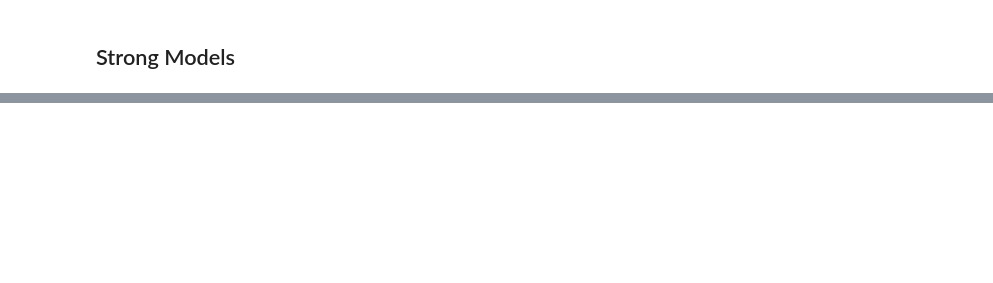
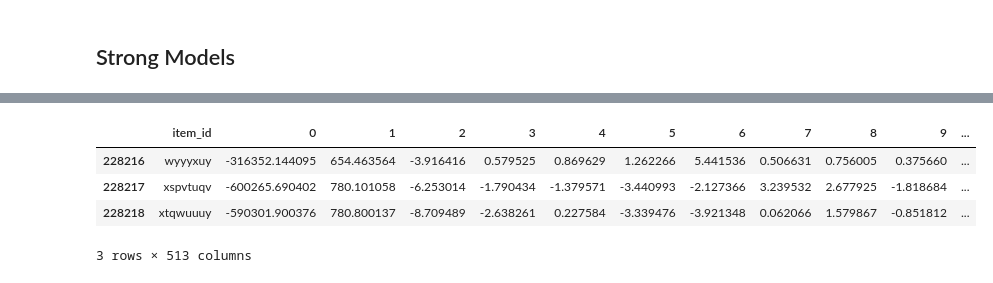
Before and after one commit to dimi3tru-other-projects/Recommender_System_with_LLM, a Jupyter notebook: notebooks/RecSys.ipynb, the cells around one changed output, grey strips where cells are left out. Drawn from its saved outputs; the diff is of its cells as text; code cells hidden in the pictures; blank space fills up the shorter version.

```diff
--- a/notebooks/RecSys.ipynb
+++ b/notebooks/RecSys.ipynb
@@ -1993,0 +1468,21 @@ df_metrics
+# %%
+# Importing saved recommendations
+with open(models_outputs_dir / 'mf' / 'user_recommendations_mf.pkl', "rb") as f:
+    user_recommendations_mf = pickle.load(f)
+# %%
+# Generation of new recommendations
+user_ids = test_df['anon_id_encrypred'].unique()
+
+user_recommendations_mf = recommend_mf_batch(
+    user_ids=user_ids[:len(user_ids) // 10],
+    model=mf_model,
+    user_labels=user_labels,
+    product_labels=product_labels,
+    df=train_df,
+    top_k_items=k,
+    batch_size=2,
+    filter_already_purchased=filter_already_purchased
+)
+
+with open(models_outputs_dir / 'mf' / 'user_recommendations_mf.pkl', 'wb') as f:
+    pickle.dump(user_recommendations_mf, f)
@@ -3161,0 +2535,12 @@ https://github.com/asash/bert4rec_repro
+# %%
+max_epochs = 5
+batch_size = 32
+num_workers = 0  # 0 for Mac compatibility
+
+max_len = 25
+embedding_dim = 512
+max_len = 25
+num_layers = 4
+num_heads = 8
+dropout = 0.2
+lr = 1e-5
@@ -3161,0 +2738,16 @@ https://github.com/asash/bert4rec_repro
+# %%
+pca = PCA(n_components=embedding_dim)
+item_features_pca = pca.fit_transform(df_items_flat.drop(columns=["item_id"]))
+df_items_flat_compressed = pd.DataFrame(item_features_pca, index=df_items_flat.index)
+df_items_flat_compressed["item_id"] = df_items_flat["item_id"]
+df_items_flat_compressed = df_items_flat_compressed[["item_id"] + [col for col in df_items_flat_compressed.columns if col != "item_id"]]
+df_items_flat_compressed.to_parquet(interim_data_dir / f'df_items_flat_compressed_{embedding_dim}_dim_LLM.parquet', index=False)
+
+df_items_flat_compressed = pd.read_parquet(interim_data_dir / f'df_items_flat_compressed_{embedding_dim}_dim_LLM.parquet')
+df_items_flat_compressed.tail(3)
+# %% [output]
+|  | item_id | 0 | 1 | 2 | 3 | 4 | 5 | 6 | 7 | 8 | 9 | ... |
+| 228216 | wyyyxuy | -316352.144095 | 654.463564 | -3.916416 | 0.579525 | 0.869629 | 1.262266 | 5.441536 | 0.506631 | 0.756005 | 0.375660 | ... |
+| 228217 | xspvtuqv | -600265.690402 | 780.101058 | -6.253014 | -1.790434 | -1.379571 | -3.440993 | -2.127366 | 3.239532 | 2.677925 | -1.818684 | ... |
+| 228218 | xtqwuuuy | -590301.900376 | 780.800137 | -8.709489 | -2.638261 | 0.227584 | -3.339476 | -3.921348 | 0.062066 | 1.579867 | -0.851812 | ... |
+3 rows × 513 columns
```
Also changed, not shown: parts of 192 cells of this notebook, 46 other files.
